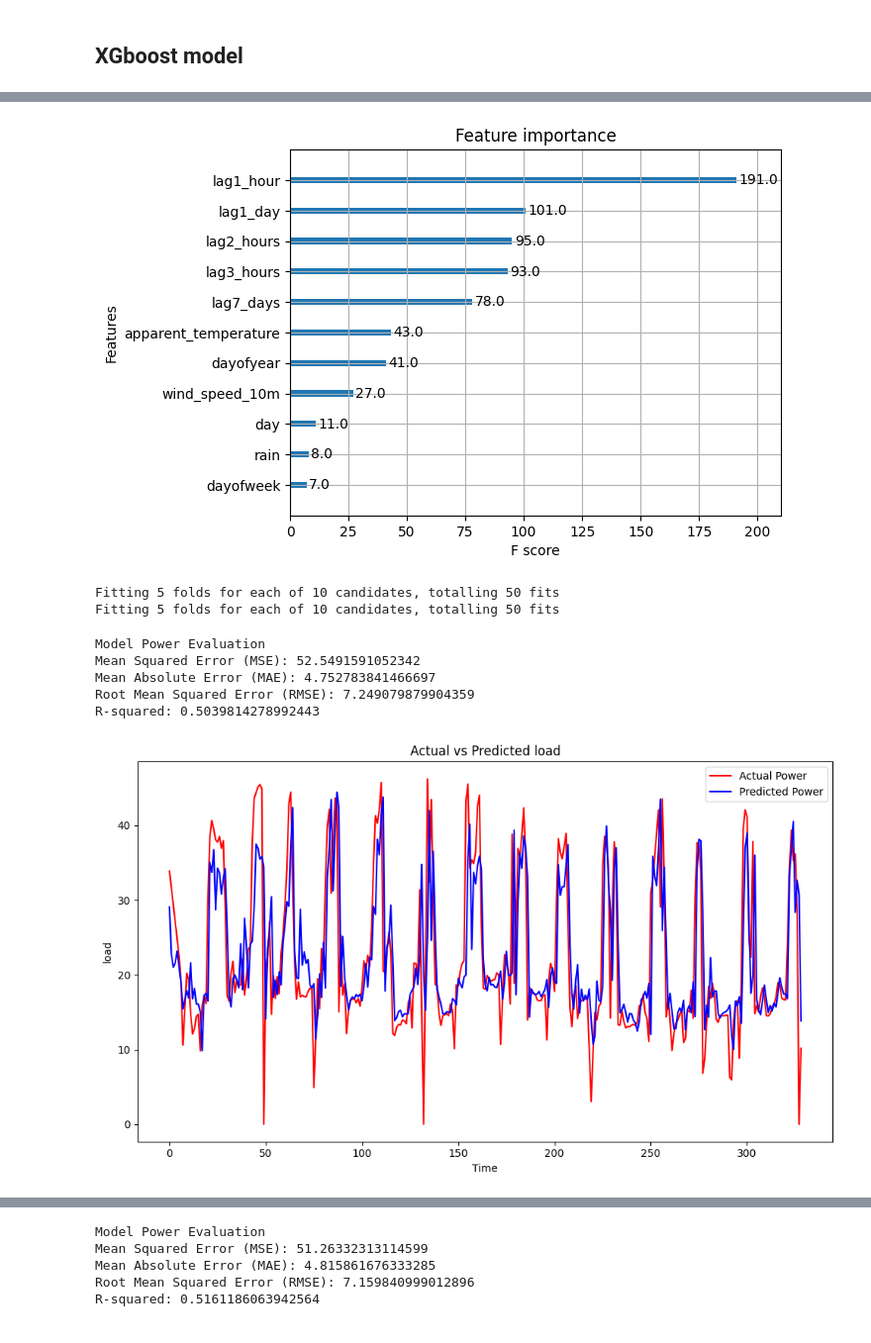
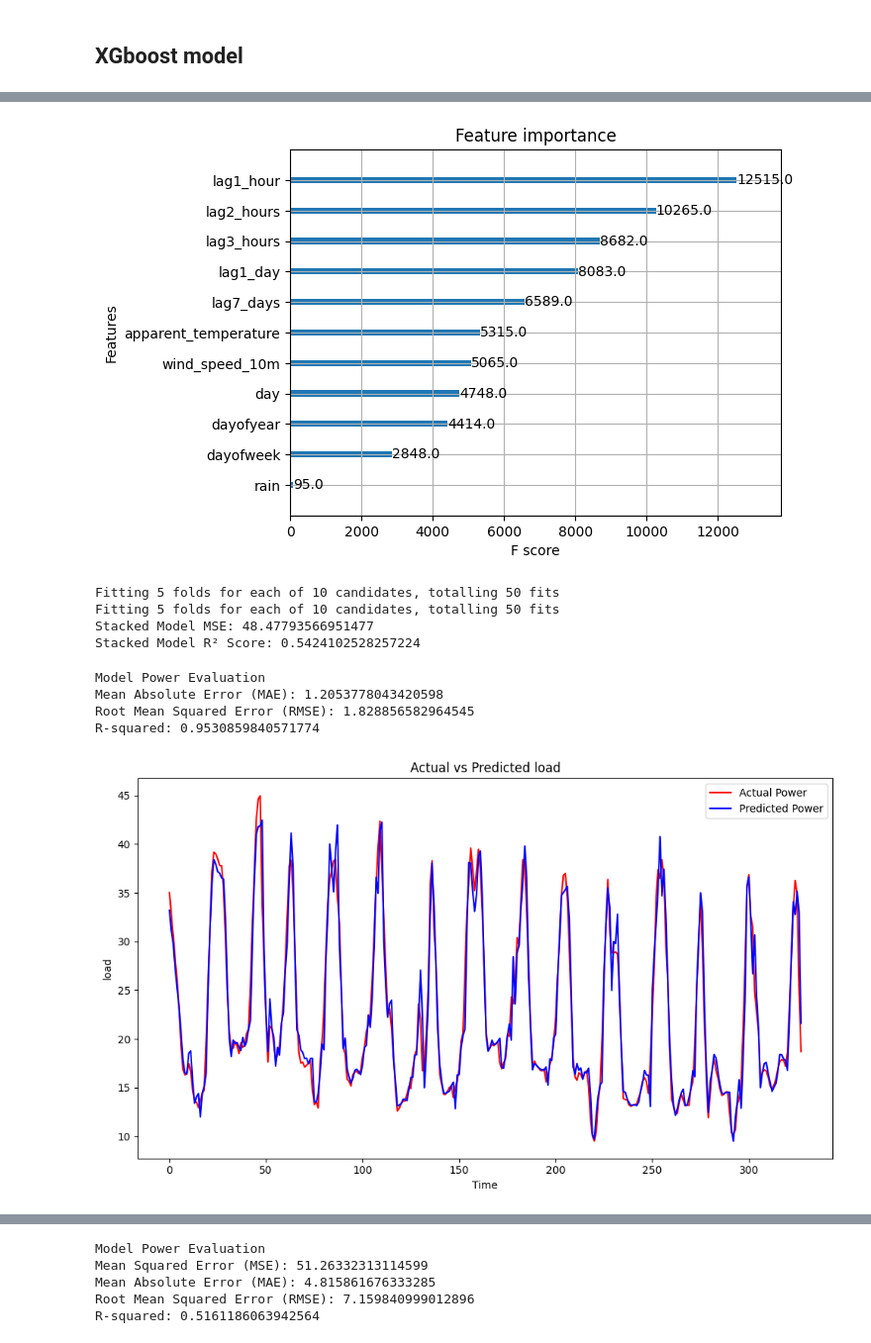
Before and after one commit to Harshvardhan1407/TensorFlow, a Jupyter notebook: load_prediction.ipynb, the cells around one changed output, grey strips where cells are left out. Shown at 99% size. Cells and saved outputs as stored; diff of their text form; code cells hidden in the pictures.

Commit message:
XGboost model training on JDVNL data

```diff
--- a/load_prediction.ipynb
+++ b/load_prediction.ipynb
@@ -609,6 +615,9 @@ common_obj.correlation_matrix(df3)
 # %%
 ['Load_kW', 'lag1_hour', 'lag2_hours', 'lag3_hours', 'lag6_hours','lag1_day', 'lag2_days', 'lag3_days', 'lag7_days', 'lag_15_day','lag_30_day', 'hour', 'day', 'dayofweek', 'weekofyear', 'dayofyear','is_weekend', 'holiday', 'month', 'quarter', 'year','apparent_temperature', 'rain', 'wind_speed_10m']
 dff = df3[['Load_kW', 'lag1_hour', 'lag2_hours', 'lag3_hours', 'lag1_day', 'lag7_days', 'day', 'dayofweek', 'dayofyear','apparent_temperature', 'rain', 'wind_speed_10m']]
+dff['Load_kW'] = dff['Load_kW'].rolling(window=4).mean()
+# df3[['Load_kW','rolled_load']].plot()
+dff.dropna(inplace=True)
 # %% [markdown]
 #### test_dataset split for final testing
 # %%
@@ -826,16 +850,26 @@ param_grid = {
     'reg_lambda': [0.01, 0.1, 0.5, 1.0]  # Add L2 regularization
 
 }
-
+tscv = TimeSeriesSplit(n_splits=5)
+random_search = RandomizedSearchCV(
+    estimator=xgb_model,
+    param_distributions=param_grid,
+    n_iter=10,
+    scoring='neg_mean_squared_error',
+    cv=tscv,  # Use time series split
+    verbose=1,
+    random_state=100
+)
 # Perform hyperparameter tuning using RandomizedSearchCV
 xgb_model = XGBRegressor(objective='reg:squarederror', random_state=42)
-random_search = RandomizedSearchCV(estimator=xgb_model,
-                                   param_distributions=param_grid,
-                                   n_iter=10,  # Try more iterations for better results
-                                   scoring='neg_mean_squared_error',
-                                   cv=5,
-                                   verbose=1,
-                                   random_state=100)
+random_search = RandomizedSearchCV(
+    estimator=xgb_model,
+    param_distributions=param_grid,
+    n_iter=10,  # Try more iterations for better results
+    scoring='neg_mean_squared_error',
+    cv=5,
+    verbose=1,
+    random_state=100)
 
 # Fit the random search on training data
 random_search.fit(train_features, train_label)
@@ -847,7 +881,10 @@ print("Best Parameters:", best_params)
 # Train a new XGBoost model with the best parameters
 best_xgb_model = XGBRegressor(**best_params)
 best_xgb_model.fit(train_features, train_label)
+test_score = best_xgb_model.score(train_features, train_label)
+print(f"TRAIN SCORE with hyperparameters tunning: {test_score}")
 
+best_xgb_model
 plot_prediction(val_label,best_xgb_model.predict(val_features))
 # %% [output]
 Fitting 5 folds for each of 10 candidates, totalling 50 fits
@@ -867,7 +904,7 @@ from xgboost import plot_importance
 plot_importance(best_xgb_model)
 plt.show()
 # %% [output]
-[figure, old version]
+[figure, new version]
 # %%
 from sklearn.ensemble import StackingRegressor
 from sklearn.linear_model import Ridge
@@ -946,25 +983,26 @@ print(f'Stacked Model R² Score: {stacked_r2}')
 # %% [output]
 Fitting 5 folds for each of 10 candidates, totalling 50 fits
 Fitting 5 folds for each of 10 candidates, totalling 50 fits
+Stacked Model MSE: 48.47793566951477
+Stacked Model R² Score: 0.5424102528257224
 # %%
 from sklearn.ensemble import RandomForestRegressor
 from sklearn.metrics import mean_squared_error, r2_score
 
 # Initialize the model
 model = RandomForestRegressor(random_state=42)
 
 # Fit the model on the training data
 model.fit(train_features, train_label)
 
-plot_prediction(val_label,model.predict(val_feature))
+plot_prediction(val_label,model.predict(val_features))
 # Make predictions on the validation set
 # %% [output]
 Model Power Evaluation
-Mean Squared Error (MSE): 52.5491591052342
-Mean Absolute Error (MAE): 4.752783841466697
-Root Mean Squared Error (RMSE): 7.249079879904359
-R-squared: 0.5039814278992443
+Mean Absolute Error (MAE): 1.2053778043420598
+Root Mean Squared Error (RMSE): 1.828856582964545
+R-squared: 0.9530859840571774
-[figure, old version]
+[figure, new version]
 # %%
 param_grid = {
                 'n_estimators': [100, 200, 300, 500, 1000],
```
Also changed, not shown: parts of 9 cells of this notebook.
